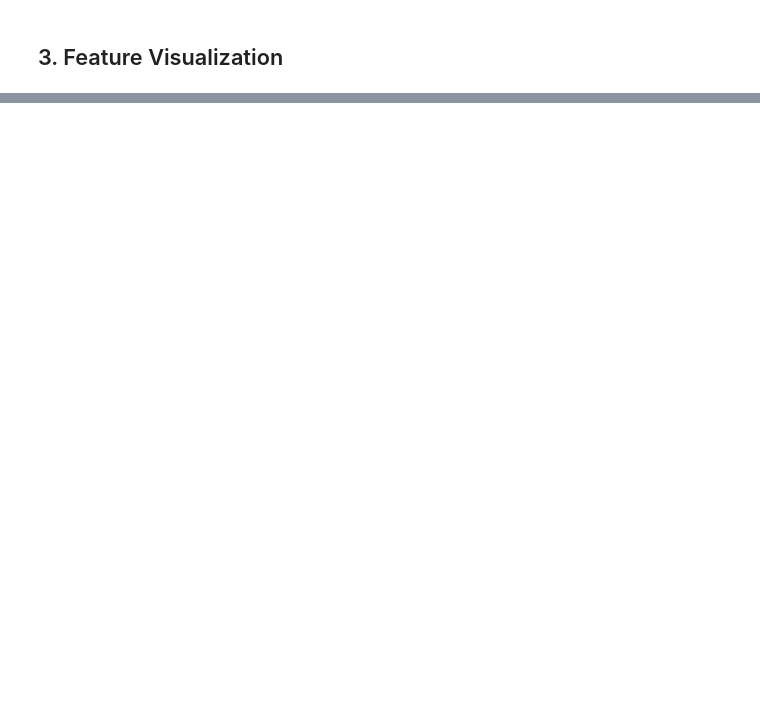
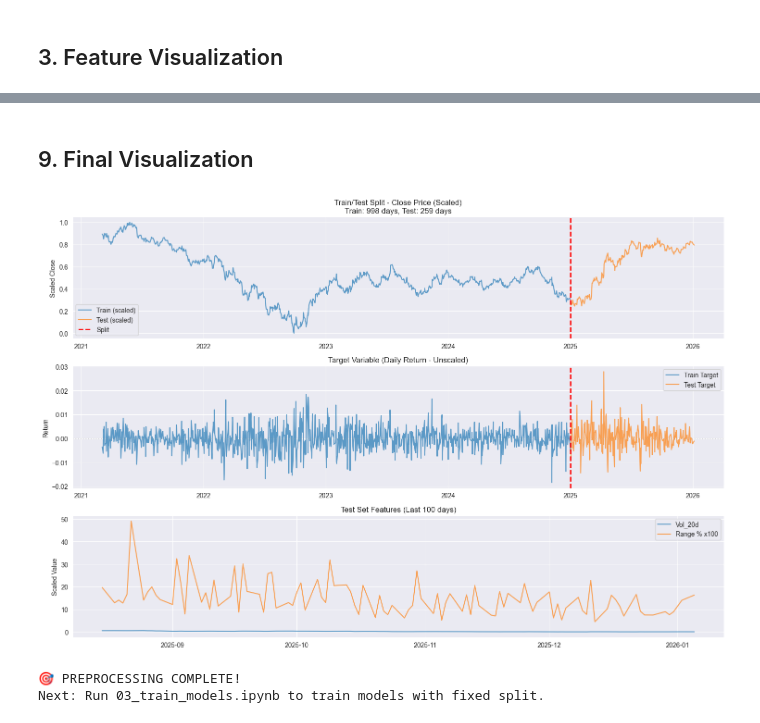
Before and after one commit to GFiaMon/eurusd-mlops-pipeline, a Jupyter notebook: notebooks/02_preprocess.ipynb, the cells around one changed output, grey strips where cells are left out. Cells and saved outputs as stored; diff of their text form; code cells hidden in the pictures; blank space fills up the shorter version.

```diff
--- a/notebooks/02_preprocess.ipynb
+++ b/notebooks/02_preprocess.ipynb
@@ -258,0 +907,42 @@ Test Size: 252
+# %% [markdown]
+## 9. Final Visualization
+# %%
+# Plot train/test split
+plt.figure(figsize=(15, 10))
+
+plt.subplot(3, 1, 1)
+plt.plot(train_df_scaled.index, train_df_scaled['Close'], label='Train (scaled)', alpha=0.7)
+plt.plot(test_df_scaled.index, test_df_scaled['Close'], label='Test (scaled)', alpha=0.7)
+plt.axvline(test_start_date, color='red', linestyle='--', linewidth=2, label='Split')
+plt.title(f"Train/Test Split - Close Price (Scaled)\nTrain: {len(train_df_scaled)} days, Test: {len(test_df_scaled)} days")
+plt.legend()
+plt.ylabel("Scaled Close")
+
+plt.subplot(3, 1, 2)
+plt.plot(train_df_scaled.index, train_df_scaled['Target'], label='Train Target', alpha=0.7)
+plt.plot(test_df_scaled.index, test_df_scaled['Target'], label='Test Target', alpha=0.7)
+plt.axvline(test_start_date, color='red', linestyle='--', linewidth=2)
+plt.axhline(0, color='gray', linestyle=':', alpha=0.3)
+plt.title("Target Variable (Daily Return - Unscaled)")
+plt.legend()
+plt.ylabel("Return")
+
+plt.subplot(3, 1, 3)
+# Plot last 100 days of key features
+sample_idx = test_df_scaled.index[-100:]
+# plt.plot(sample_idx, test_df_scaled.loc[sample_idx, 'RSI_14'], label='RSI_14', alpha=0.7)
+plt.plot(sample_idx, test_df_scaled.loc[sample_idx, 'Volatility_20d'], label='Vol_20d', alpha=0.7)
+plt.plot(sample_idx, test_df_scaled.loc[sample_idx, 'Range_Pct'] * 100, label='Range % x100', alpha=0.7)
+plt.title("Test Set Features (Last 100 days)")
+plt.legend()
+plt.ylabel("Scaled Value")
+
+plt.tight_layout()
+plt.show()
+
+print("\n🎯 PREPROCESSING COMPLETE!")
+print("Next: Run 03_train_models.ipynb to train models with fixed split.")
+# %% [output]
+[figure, added]
+🎯 PREPROCESSING COMPLETE!
+Next: Run 03_train_models.ipynb to train models with fixed split.
```
Also changed, not shown: parts of 32 cells of this notebook, 20 other files.
